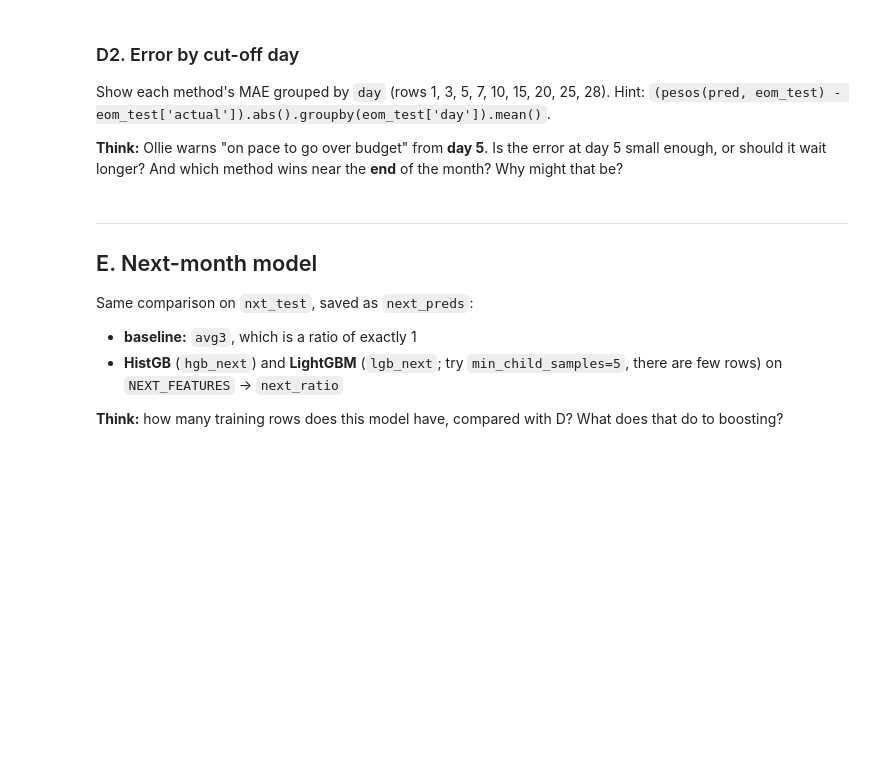
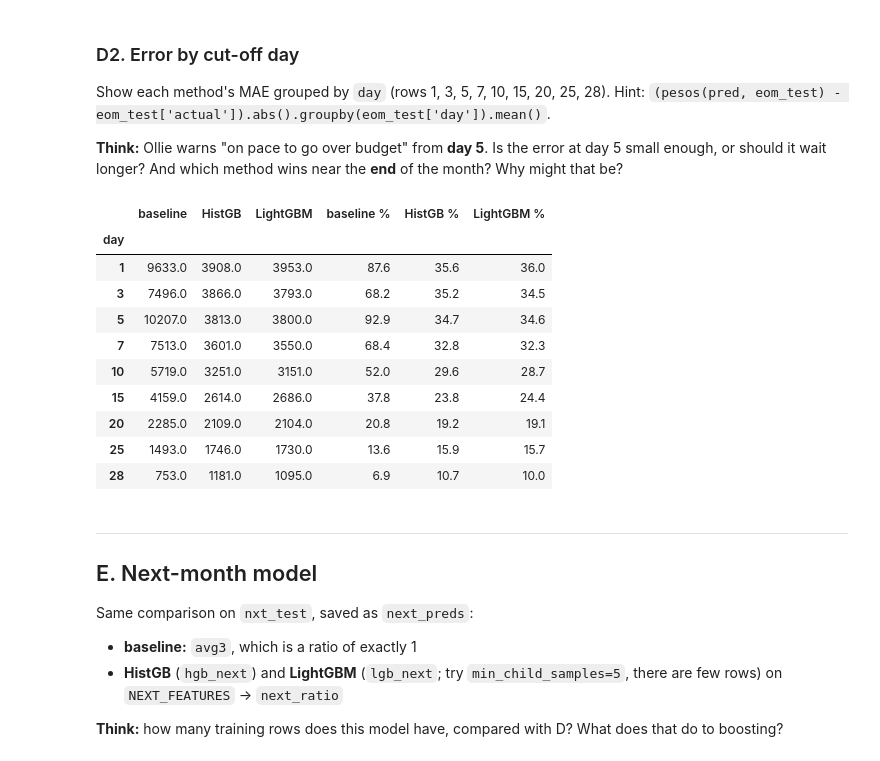
Before and after one commit to ronmarabalos/Machine-Learning, a Jupyter notebook: notebooks/05-forecasting.ipynb, the cells around one changed output. Drawn from its saved outputs; the diff is of its cells as text; code cells hidden in the pictures; blank space fills up the shorter version.

```diff
--- a/notebooks/05-forecasting.ipynb
+++ b/notebooks/05-forecasting.ipynb
@@ -132,3 +297,24 @@ Compare three predictions of `eom_ratio` on `eom_test`, and save them in a dict
 Print `mae_pesos(...)` for each.
 # %%
 # TODO
+# Baseline: keep spending at the same daily pace for the rest of the month
+dim = eom_test['month'].dt.days_in_month
+pace_total = eom_test['spent'] / eom_test['day'] * dim
+baseline = (pace_total - eom_test['spent']) / eom_test['avg3']
+
+# HistGradientBoosting
+hgb_eom = HistGradientBoostingRegressor(random_state=0)
+hgb_eom.fit(eom_train[EOM_FEATURES], eom_train['eom_ratio'])
+
+# LightGBM
+lgb_eom = lgb.LGBMRegressor(random_state=0, verbose=-1)
+lgb_eom.fit(eom_train[EOM_FEATURES], eom_train['eom_ratio'])
+
+eom_preds = {
+    'baseline': baseline.to_numpy(),
+    'HistGB':   hgb_eom.predict(eom_test[EOM_FEATURES]),
+    'LightGBM': lgb_eom.predict(eom_test[EOM_FEATURES]),
+}
+
+for name, pred in eom_preds.items():
+    print(f'{name:9s} MAE ₱{mae_pesos(pred, eom_test):,.0f}')
@@ -139,6 +329,31 @@ Show each method's MAE grouped by `day` (rows 1, 3, 5, 7, 10, 15, 20, 25, 28). H
 **Think:** Ollie warns "on pace to go over budget" from **day 5**. Is the error at day 5 small enough, or should it wait longer? And which method wins near the **end** of the month? Why might that be?
 # %%
 # TODO
+days = [1, 3, 5, 7, 10, 15, 20, 25, 28]
+
+by_day = pd.DataFrame({
+    name: (pesos(pred, eom_test) - eom_test['actual']).abs()
+              .groupby(eom_test['day']).mean()
+    for name, pred in eom_preds.items()
+}).loc[days].round(0)
+
+# Same errors as a % of a usual month, so "is it small enough?" has a scale
+usual = eom_test.groupby('day')['avg3'].mean().loc[days]
+pct = by_day.div(usual, axis=0).mul(100).round(1).add_suffix(' %')
+
+pd.concat([by_day, pct], axis=1)
+# %% [output]
+|  | baseline | HistGB | LightGBM | baseline % | HistGB % | LightGBM % |
+| day |  |  |  |  |  |  |
+| 1 | 9633.0 | 3908.0 | 3953.0 | 87.6 | 35.6 | 36.0 |
+| 3 | 7496.0 | 3866.0 | 3793.0 | 68.2 | 35.2 | 34.5 |
+| 5 | 10207.0 | 3813.0 | 3800.0 | 92.9 | 34.7 | 34.6 |
+| 7 | 7513.0 | 3601.0 | 3550.0 | 68.4 | 32.8 | 32.3 |
+| 10 | 5719.0 | 3251.0 | 3151.0 | 52.0 | 29.6 | 28.7 |
+| 15 | 4159.0 | 2614.0 | 2686.0 | 37.8 | 23.8 | 24.4 |
+| 20 | 2285.0 | 2109.0 | 2104.0 | 20.8 | 19.2 | 19.1 |
+| 25 | 1493.0 | 1746.0 | 1730.0 | 13.6 | 15.9 | 15.7 |
+| 28 | 753.0 | 1181.0 | 1095.0 | 6.9 | 10.7 | 10.0 |
 # %% [markdown]
 ---
 ## E. Next-month model
```
Also changed, not shown: parts of 15 cells of this notebook.
